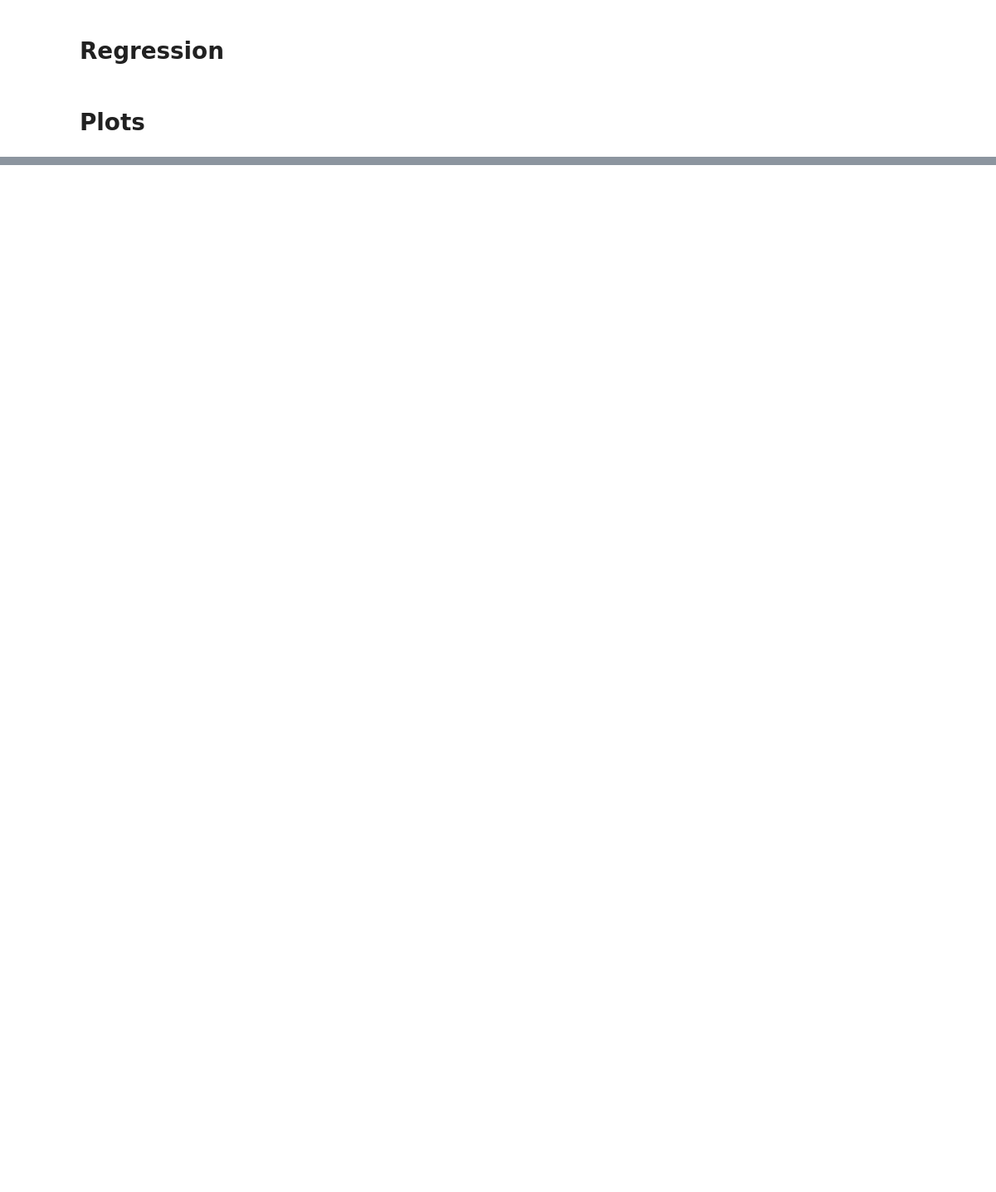
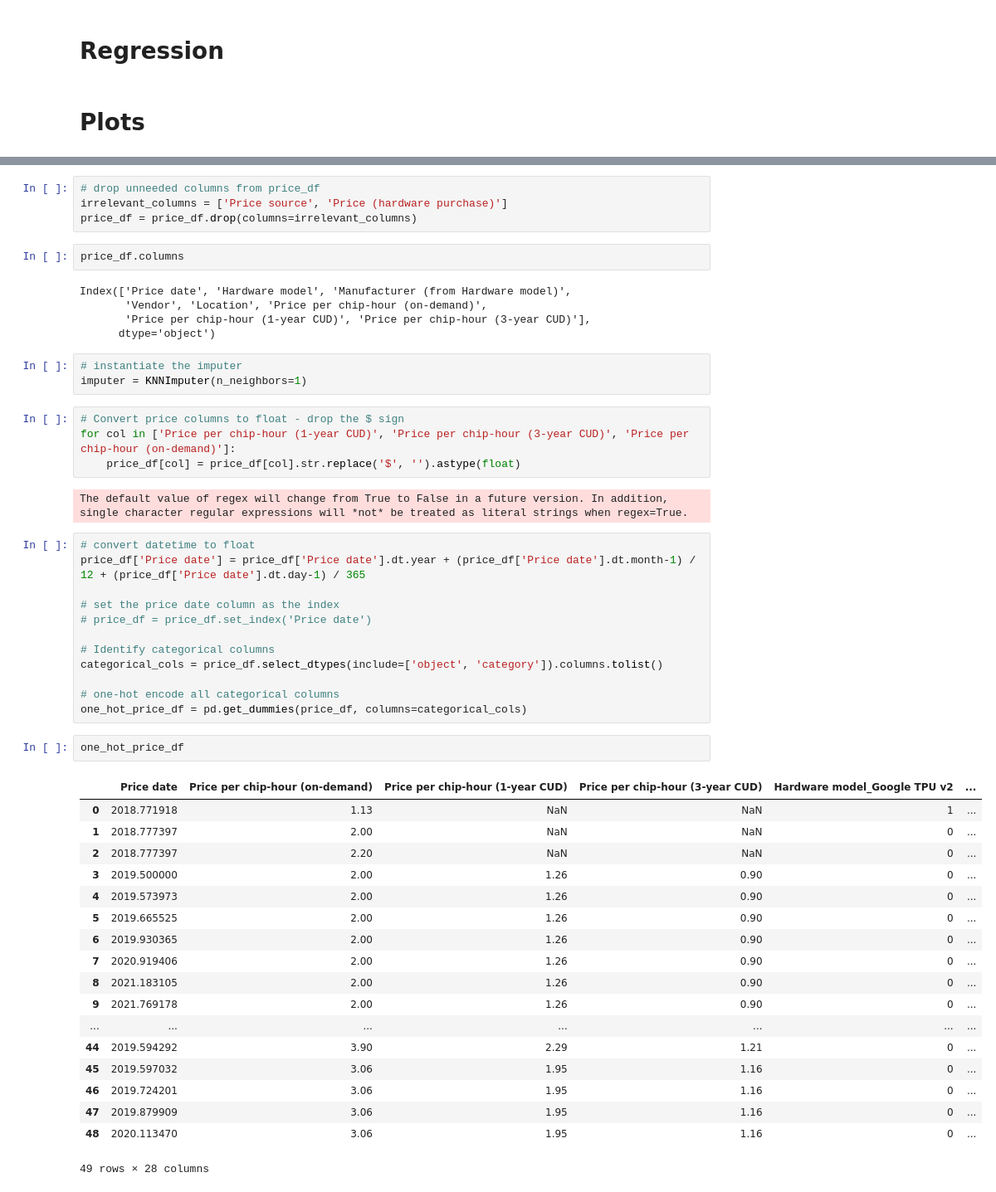
Before and after one commit to epoch-research/training-cost-trends, a Jupyter notebook: cost_analysis.ipynb, the cells around one changed output, grey strips where cells are left out. Shown at 83% size. Saved outputs shown, nothing was run; the diff lists cells and outputs as text; blank space fills up the shorter version.

Commit message:
Try kNN imputation of cloud prices

```diff
--- a/cost_analysis.ipynb
+++ b/cost_analysis.ipynb
@@ -410,0 +433,53 @@ fig.show()
+# %%
+# drop unneeded columns from price_df
+irrelevant_columns = ['Price source', 'Price (hardware purchase)']
+price_df = price_df.drop(columns=irrelevant_columns)
+# %%
+price_df.columns
+# %% [output]
+Index(['Price date', 'Hardware model', 'Manufacturer (from Hardware model)',
+       'Vendor', 'Location', 'Price per chip-hour (on-demand)',
+       'Price per chip-hour (1-year CUD)', 'Price per chip-hour (3-year CUD)'],
+      dtype='object')
+# %%
+# instantiate the imputer
+imputer = KNNImputer(n_neighbors=1)
+# %%
+# Convert price columns to float - drop the $ sign
+for col in ['Price per chip-hour (1-year CUD)', 'Price per chip-hour (3-year CUD)', 'Price per chip-hour (on-demand)']:
+    price_df[col] = price_df[col].str.replace('$', '').astype(float)
+# %% [output]
+The default value of regex will change from True to False in a future version. In addition, single character regular expressions will *not* be treated as literal strings when regex=True.
+# %%
+# convert datetime to float
+price_df['Price date'] = price_df['Price date'].dt.year + (price_df['Price date'].dt.month-1) / 12 + (price_df['Price date'].dt.day-1) / 365
+
+# set the price date column as the index
+# price_df = price_df.set_index('Price date')
+
+# Identify categorical columns
+categorical_cols = price_df.select_dtypes(include=['object', 'category']).columns.tolist()
+
+# one-hot encode all categorical columns
+one_hot_price_df = pd.get_dummies(price_df, columns=categorical_cols)
+# %%
+one_hot_price_df
+# %% [output]
+|  | Price date | Price per chip-hour (on-demand) | Price per chip-hour (1-year CUD) | Price per chip-hour (3-year CUD) | Hardware model_Google TPU v2 | ... |
+| 0 | 2018.771918 | 1.13 | NaN | NaN | 1 | ... |
+| 1 | 2018.777397 | 2.00 | NaN | NaN | 0 | ... |
+| 2 | 2018.777397 | 2.20 | NaN | NaN | 0 | ... |
+| 3 | 2019.500000 | 2.00 | 1.26 | 0.90 | 0 | ... |
+| 4 | 2019.573973 | 2.00 | 1.26 | 0.90 | 0 | ... |
+| 5 | 2019.665525 | 2.00 | 1.26 | 0.90 | 0 | ... |
+| 6 | 2019.930365 | 2.00 | 1.26 | 0.90 | 0 | ... |
+| 7 | 2020.919406 | 2.00 | 1.26 | 0.90 | 0 | ... |
+| 8 | 2021.183105 | 2.00 | 1.26 | 0.90 | 0 | ... |
+| 9 | 2021.769178 | 2.00 | 1.26 | 0.90 | 0 | ... |
+| ... | ... | ... | ... | ... | ... | ... |
+| 44 | 2019.594292 | 3.90 | 2.29 | 1.21 | 0 | ... |
+| 45 | 2019.597032 | 3.06 | 1.95 | 1.16 | 0 | ... |
+| 46 | 2019.724201 | 3.06 | 1.95 | 1.16 | 0 | ... |
+| 47 | 2019.879909 | 3.06 | 1.95 | 1.16 | 0 | ... |
+| 48 | 2020.113470 | 3.06 | 1.95 | 1.16 | 0 | ... |
+49 rows × 28 columns
```
Also changed, not shown: parts of 11 cells of this notebook.
